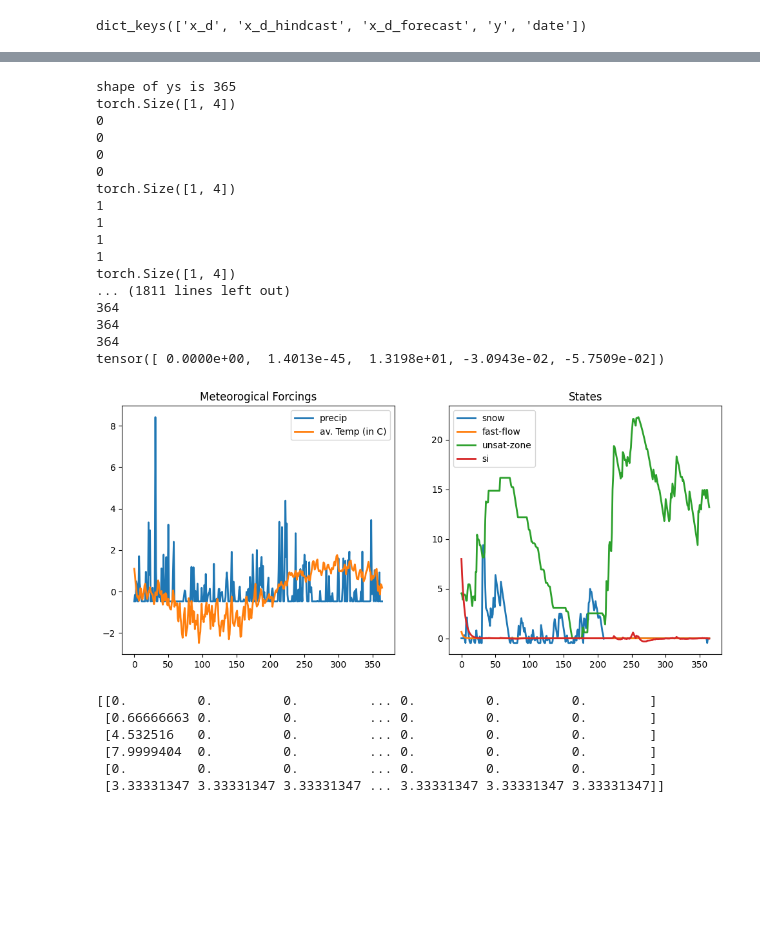
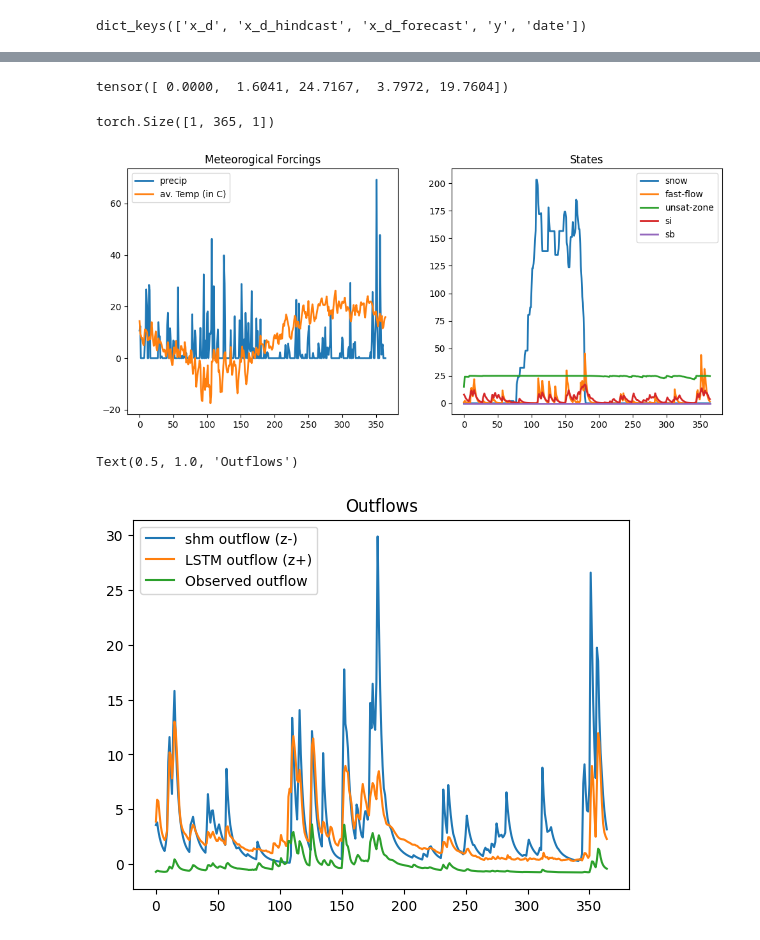
Before and after one commit to mines-ciroh/neuralhydrology-dcfe, a Jupyter notebook: examples/09-Data-Assimilation/test-shm-da.ipynb, the cells around one changed output, grey strips where cells are left out. Cells and saved outputs as stored; diff of their text form; code cells hidden in the pictures; blank space fills up the shorter version.

Commit message:
made sure outputs/inputs are on correct scale, plotted outflows z+, z-,observed

```diff
--- a/examples/09-Data-Assimilation/test-shm-da.ipynb
+++ b/examples/09-Data-Assimilation/test-shm-da.ipynb
@@ -86,6 +86,8 @@ scaler = load_scaler(run_dir )
 # %%
-#try to get data not shuffled
+#get data not shuffled by directly getting a DataLoader
+scaler = load_scaler(run_dir )
 ds = get_dataset(cfg = Config(config_file), is_train = False, basin = "01022500", period = 'test', scaler=scaler)
 ordered_data = DataLoader(ds, batch_size= 1, shuffle=False, num_workers= 8, collate_fn=ds.collate_fn)
+itable = list(ordered_data)
 # %%
-data_point = next(iter(ordered_data))
+data_point = itable[-1]
@@ -317,18 +303,14 @@ print(M[1,:,:])
 # %%
 # for loop
 
-pt = data_point #ordered_data[1]
+pt = raw_data_point #ordered_data[1]
 dates = pt['date'] #[1,365]
-ys = pt['y'] #[1,365,1]
+ys = pt["y"] #[1,365,1]
 x_d = pt['x_d'] # dict of forcing params mapped to [1,365,1]
-
-cuda_lstm.eval()
-with torch.no_grad():
-    z = cuda_lstm(pt) # "true" value from the lstm
 
 # intitialize states for shm, total guess??
 x = torch.tensor([0.0,1.0,5.0,10.0,15.0],dtype = torch.float32, device = "cpu")
-x_history = np.zeros((6,365))
+x_history = np.zeros((6,365)) # to plot, = [ss, sf, su, si, sb, z_minus, ]
 
 for j in range(ys.shape[1]): #each day
     date = dates[0, j]
@@ -338,60 +320,54 @@ for j in range(ys.shape[1]): #each day
                 S_rad= x_d['srad(W/m2)'][0,j,0],
             )
     x_conceptual_timestep = np.stack([x_d["prcp(mm/day)"][0,j,0], pet, x_d["tmin(C)"][0,j,0], x_d["tmax(C)"][0,j,0]])
-    x_conceptual_timestep = torch.tensor(x_conceptual_timestep, dtype = torch.float32, device = "cpu").unsqueeze(dim = 0)
-    print(x_conceptual_timestep.shape)
-
+    x_conceptual_timestep = torch.tensor(x_conceptual_timestep, dtype = torch.float32, device = "cpu").unsqueeze(dim = 0) # size [1,4] row vector
     x[0], x[1], x[2], x[3], x[4], z_minus = shm.timestep_shm(x[0], x[1], x[2], x[3], x[4], shm_parameters, x_conceptual_timestep, device = x_conceptual_timestep.device)
     for i in range(4):
         x_history[i,j] = x[i]
-    x_history[5] = z_minus
+    x_history[5,j] = z_minus
 
 print(x)
 # %% [output]
-shape of ys is 365
-torch.Size([1, 4])
-0
-0
-0
-0
-torch.Size([1, 4])
-1
-1
-1
-1
-torch.Size([1, 4])
-... (1811 lines left out)
-364
-364
-364
-tensor([ 0.0000e+00,  1.4013e-45,  1.3198e+01, -3.0943e-02, -5.7509e-02])
+tensor([ 0.0000,  1.6041, 24.7167,  3.7972, 19.7604])
+# %%
+cuda_lstm.eval()
+with torch.no_grad():
+    z = cuda_lstm(data_point)
+print(z['y_hat'].shape)
+z_plus_scaled = z['y_hat'][0, :, 0]
+
+# Rescale back to og
+center = float(scaler['xarray_feature_center']['QObs(mm/d)'].values)
+scale = float(scaler['xarray_feature_scale']['QObs(mm/d)'].values)
+z_plus= z_plus_scaled * scale + center
+# %% [output]
+torch.Size([1, 365, 1])
 # %%
 plt.figure(figsize=(12, 5))
 
 plt.subplot(1, 2, 1)  # (rows, cols, index)
 plt.plot(x_d["prcp(mm/day)"][0,:,0],label="precip",linewidth=2.0)
 T_avg=(x_d['tmax(C)'][0, :,0] + x_d['tmin(C)'][0, :,0])/2
 plt.plot(T_avg, label="av. Temp (in C)", linewidth=2.0)
 plt.title('Meteorogical Forcings')
 plt.legend()
 
 plt.subplot(1, 2, 2)
 plt.plot(x_history[0,:],label='snow',linewidth=2.0)
 plt.plot(x_history[1,:],label='fast-flow',linewidth=2.0)
 plt.plot(x_history[2,:],label='unsat-zone',linewidth=2.0)
 plt.plot(x_history[3,:],label='si',linewidth=2.0)
+plt.plot(x_history[4,:], label = "sb", linewidth=2.0)
 plt.legend()
 plt.title("States")
+plt.show()
 
-plt.show()
+plt.plot(x_history[5,:], label = "shm outflow (z-)")
+plt.plot(z_plus, label = "LSTM outflow (z+)")
+plt.plot(data_point["y"][0,:,0], label = "Observed outflow")
+plt.legend()
+plt.title("Outflows")
 # %% [output]
-[figure, old version]
+[figure, new version]
+Text(0.5, 1.0, 'Outflows')
+[figure, added]
-# %%
-print(x_history)
-# %% [output]
-[[0.         0.         0.         ... 0.         0.         0.        ]
- [0.66666663 0.         0.         ... 0.         0.         0.        ]
- [4.532516   0.         0.         ... 0.         0.         0.        ]
- [7.9999404  0.         0.         ... 0.         0.         0.        ]
- [0.         0.         0.         ... 0.         0.         0.        ]
- [3.33331347 3.33331347 3.33331347 ... 3.33331347 3.33331347 3.33331347]]
```
Also changed, not shown: parts of 11 cells of this notebook, 1 other file.
